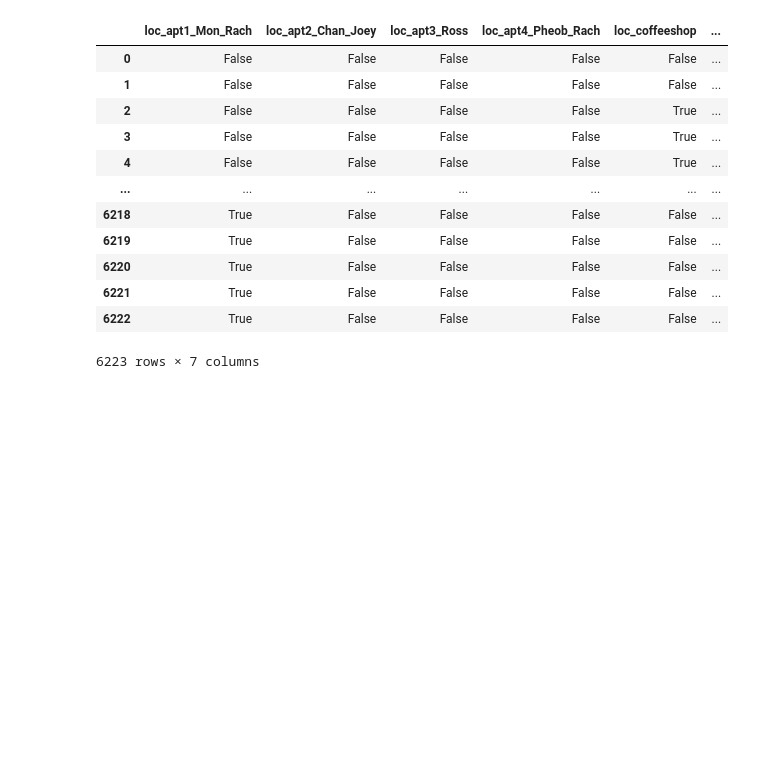
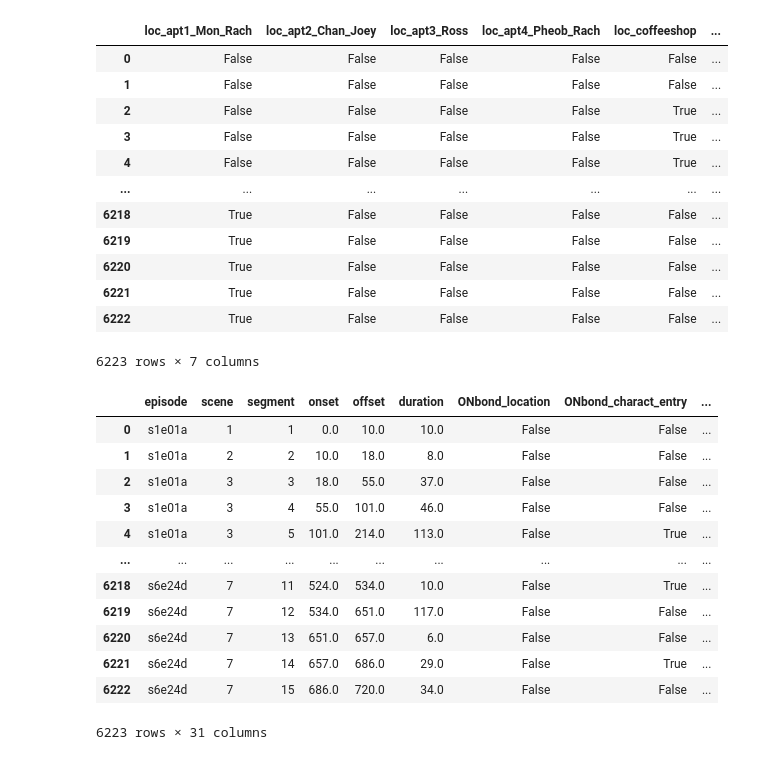
Before and after one commit to brainhack-school2025/analyses_friends_annotations, a Jupyter notebook: notebooks/explore_manual_seg.ipynb, the cells around one changed output. Saved outputs shown, nothing was run; the diff lists cells and outputs as text; code cells hidden in the pictures; blank space fills up the shorter version.

```diff
--- a/notebooks/explore_manual_seg.ipynb
+++ b/notebooks/explore_manual_seg.ipynb
@@ -15,5 +8,5 @@ for file in tsv_files:
 # %%
-df_manual_seg = pd.concat(all_data, ignore_index=True)
+df_manual_seg = load.tsv_to_df2("../friends_annotations/annotation_results/manual_segmentation")
 df_manual_seg['global_segment'] = df_manual_seg.index + 1
 df_manual_seg["episode_full"] = df_manual_seg["episode"].str[:-1]
 # %%
@@ -47,0 +41,16 @@ df_manual_seg.to_csv("manual_segmentation_all.tsv", sep="\t", index=False)
+# %%
+df_manual_seg
+# %% [output]
+|  | episode | scene | segment | onset | offset | duration | ONbond_location | ONbond_charact_entry | ... |
+| 0 | s1e01a | 1 | 1 | 0.0 | 10.0 | 10.0 | False | False | ... |
+| 1 | s1e01a | 2 | 2 | 10.0 | 18.0 | 8.0 | False | False | ... |
+| 2 | s1e01a | 3 | 3 | 18.0 | 55.0 | 37.0 | False | False | ... |
+| 3 | s1e01a | 3 | 4 | 55.0 | 101.0 | 46.0 | False | False | ... |
+| 4 | s1e01a | 3 | 5 | 101.0 | 214.0 | 113.0 | False | True | ... |
+| ... | ... | ... | ... | ... | ... | ... | ... | ... | ... |
+| 6218 | s6e24d | 7 | 11 | 524.0 | 534.0 | 10.0 | False | True | ... |
+| 6219 | s6e24d | 7 | 12 | 534.0 | 651.0 | 117.0 | False | False | ... |
+| 6220 | s6e24d | 7 | 13 | 651.0 | 657.0 | 6.0 | False | False | ... |
+| 6221 | s6e24d | 7 | 14 | 657.0 | 686.0 | 29.0 | False | True | ... |
+| 6222 | s6e24d | 7 | 15 | 686.0 | 720.0 | 34.0 | False | False | ... |
+6223 rows × 31 columns
```
Also changed, not shown: parts of 4 cells of this notebook, 4 other files.
